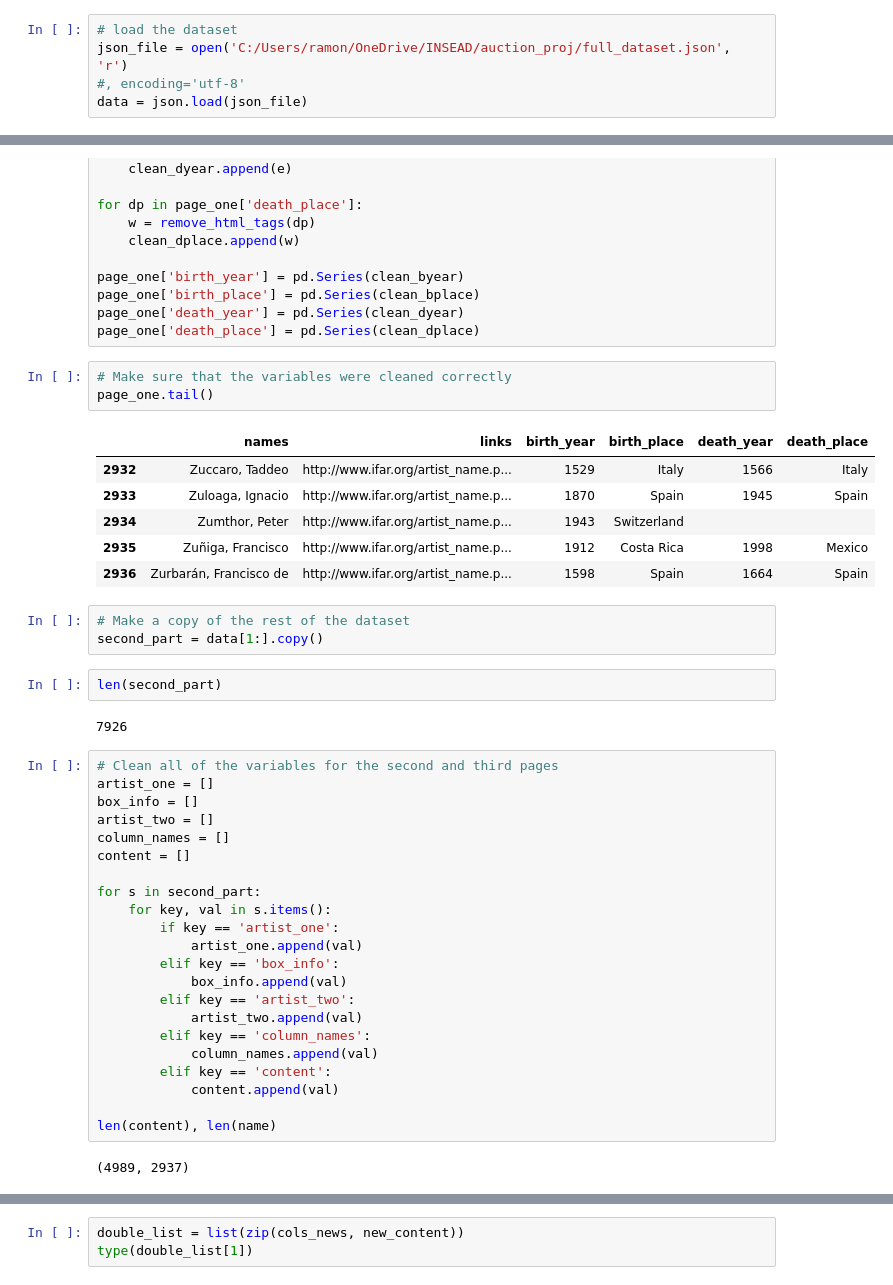
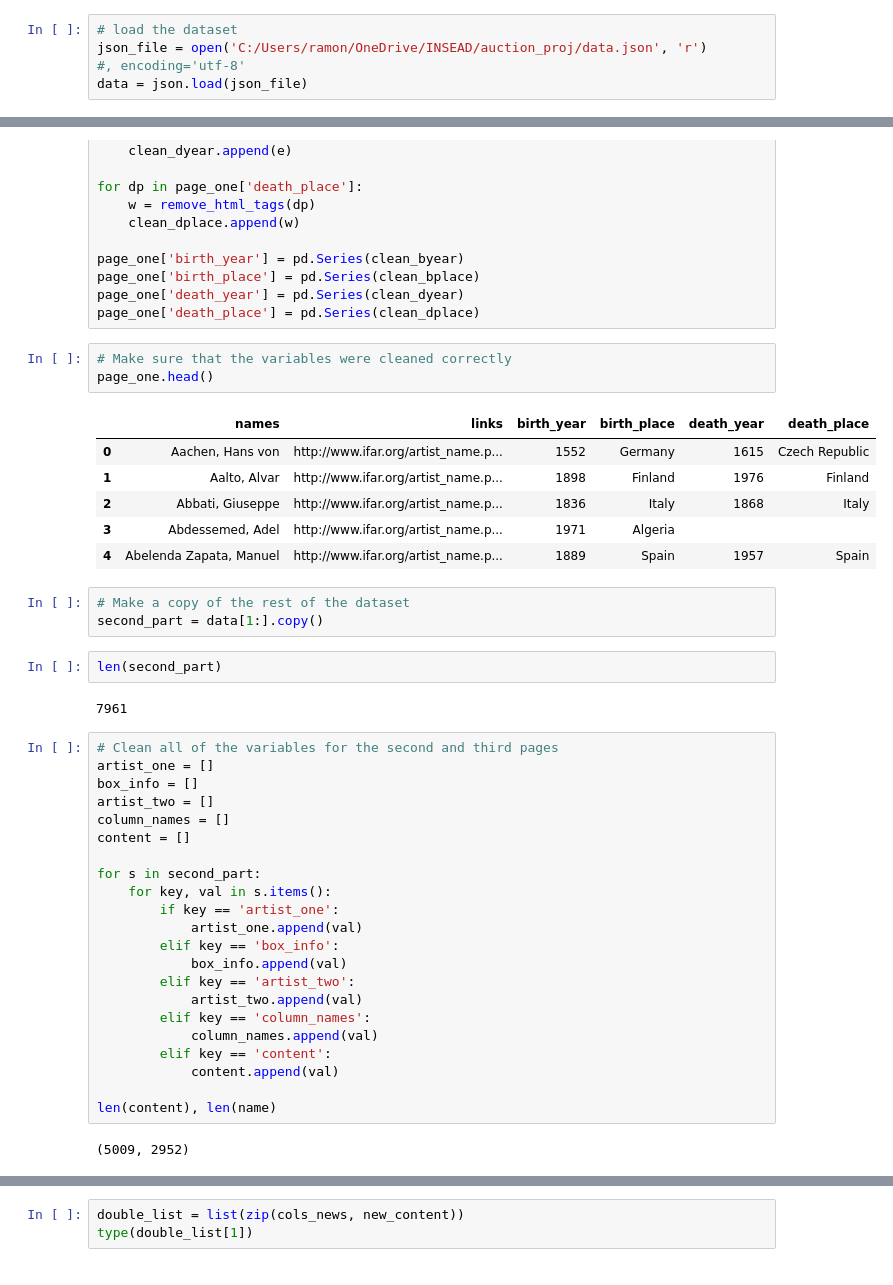
Before and after one commit to ramonprz01/art-auction, a Jupyter notebook: cleaning_part.ipynb, the cells around one changed output, grey strips where cells are left out. Drawn from its saved outputs; the diff is of its cells as text.

```diff
--- a/cleaning_part.ipynb
+++ b/cleaning_part.ipynb
@@ -5,7 +5,7 @@ import re
 import numpy as np
 # %%
 # load the dataset
-json_file = open('C:/Users/ramon/OneDrive/INSEAD/auction_proj/full_dataset.json', 'r')
+json_file = open('C:/Users/ramon/OneDrive/INSEAD/auction_proj/data.json', 'r')
 #, encoding='utf-8'
 data = json.load(json_file)
 # %%
@@ -74,21 +81,21 @@ page_one['death_year'] = pd.Series(clean_dyear)
 page_one['death_place'] = pd.Series(clean_dplace)
 # %%
 # Make sure that the variables were cleaned correctly
-page_one.tail()
+page_one.head()
 # %% [output]
 |  | names | links | birth_year | birth_place | death_year | death_place |
-| 2932 | Zuccaro, Taddeo | http://www.ifar.org/artist_name.p... | 1529 | Italy | 1566 | Italy |
-| 2933 | Zuloaga, Ignacio | http://www.ifar.org/artist_name.p... | 1870 | Spain | 1945 | Spain |
-| 2934 | Zumthor, Peter | http://www.ifar.org/artist_name.p... | 1943 | Switzerland |  |  |
-| 2935 | Zuñiga, Francisco | http://www.ifar.org/artist_name.p... | 1912 | Costa Rica | 1998 | Mexico |
-| 2936 | Zurbarán, Francisco de | http://www.ifar.org/artist_name.p... | 1598 | Spain | 1664 | Spain |
+| 0 | Aachen, Hans von | http://www.ifar.org/artist_name.p... | 1552 | Germany | 1615 | Czech Republic |
+| 1 | Aalto, Alvar | http://www.ifar.org/artist_name.p... | 1898 | Finland | 1976 | Finland |
+| 2 | Abbati, Giuseppe | http://www.ifar.org/artist_name.p... | 1836 | Italy | 1868 | Italy |
+| 3 | Abdessemed, Adel | http://www.ifar.org/artist_name.p... | 1971 | Algeria |  |  |
+| 4 | Abelenda Zapata, Manuel | http://www.ifar.org/artist_name.p... | 1889 | Spain | 1957 | Spain |
 # %%
 # Make a copy of the rest of the dataset
 second_part = data[1:].copy()
 # %%
 len(second_part)
 # %% [output]
-7926
+7961
 # %%
 # Clean all of the variables for the second and third pages
 artist_one = []
@@ -112,7 +119,7 @@ for s in second_part:
 
 len(content), len(name)
 # %% [output]
-(4989, 2937)
+(5009, 2952)
 # %%
 # Clean the box
 box_new = []
```
Also changed, not shown: parts of 19 cells of this notebook, 2 other files.
